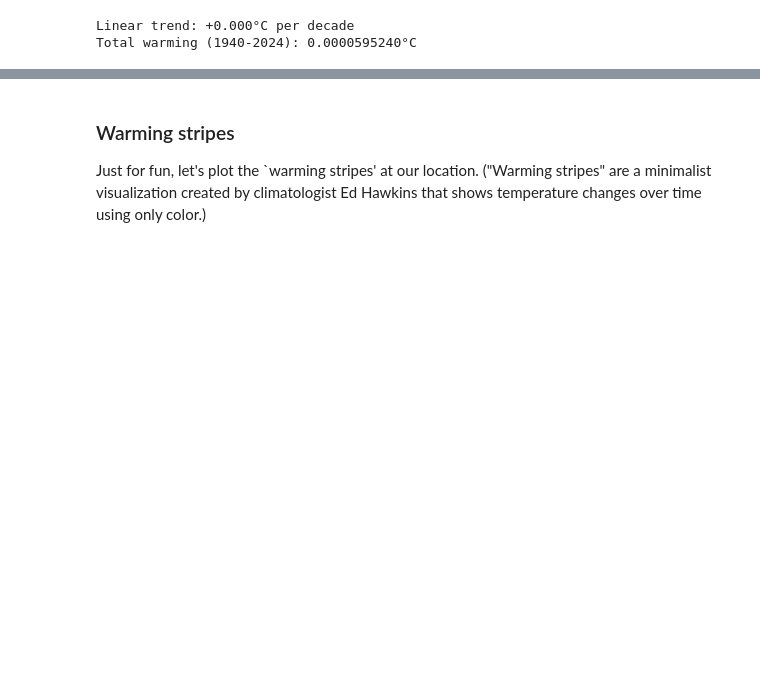
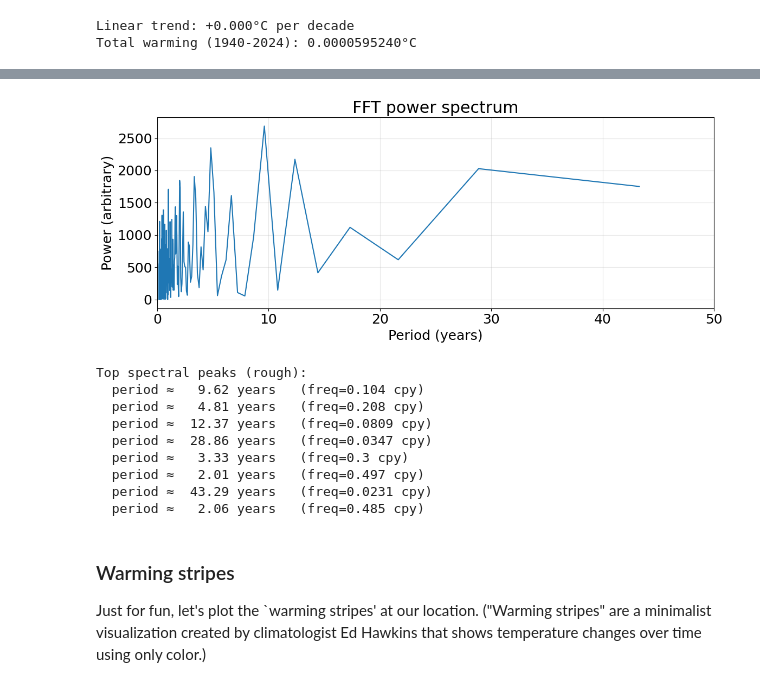
Before and after one commit to benwulmer/CDA, a Jupyter notebook: 1_TrendsExtremes.ipynb, the cells around one changed output, grey strips where cells are left out. Cells and saved outputs as stored; diff of their text form; code cells hidden in the pictures; blank space fills up the shorter version.

```diff
--- a/1_TrendsExtremes.ipynb
+++ b/1_TrendsExtremes.ipynb
@@ -468,3 +594,16 @@ Time span: 1940-01-01T00:00:00.000000000 → 2024-12-01T00:00:00.000000000
+# %%
+plot_fft_spectrum(monthly_dataTwo.t2m)
+# %% [output]
+[figure, added]
+Top spectral peaks (rough):
+  period ≈   9.62 years   (freq=0.104 cpy)
+  period ≈   4.81 years   (freq=0.208 cpy)
+  period ≈  12.37 years   (freq=0.0809 cpy)
+  period ≈  28.86 years   (freq=0.0347 cpy)
+  period ≈   3.33 years   (freq=0.3 cpy)
+  period ≈   2.01 years   (freq=0.497 cpy)
+  period ≈  43.29 years   (freq=0.0231 cpy)
+  period ≈   2.06 years   (freq=0.485 cpy)
 # %% [markdown]
 ### Warming stripes
 
```
Also changed, not shown: parts of 4 cells of this notebook.
